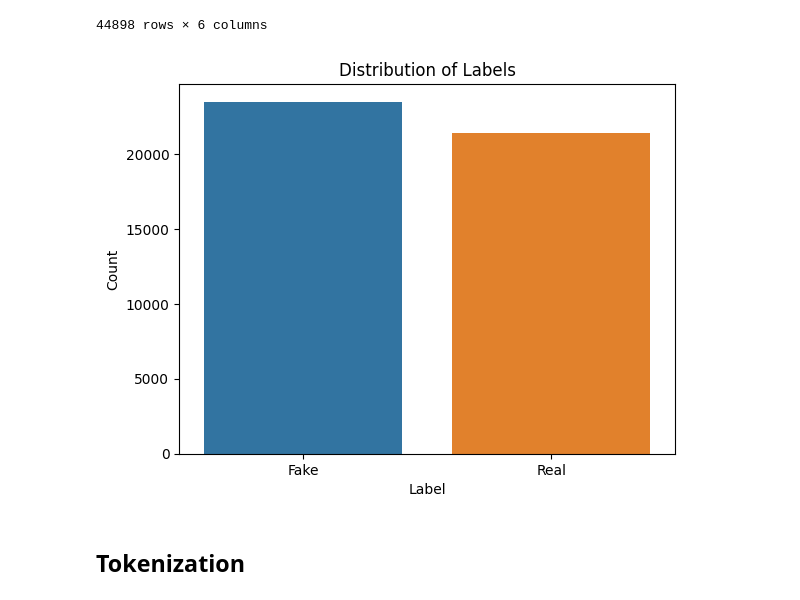
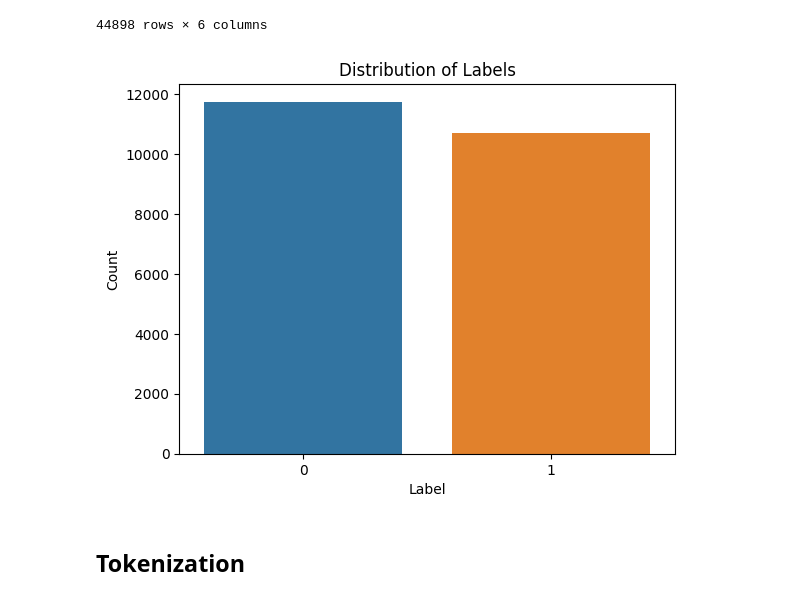
Before and after one commit to Rds1055/Machine-Learning-Labs, a Jupyter notebook: Lab7/lab7.ipynb, the cells around one changed output. Cells and saved outputs as stored; diff of their text form; code cells hidden in the pictures.

```diff
--- a/Lab7/lab7.ipynb
+++ b/Lab7/lab7.ipynb
@@ -58,16 +58,26 @@ df
 # %%
 X_text = np.array(df["text"])
 y = np.array(df["real_news"])
+
+X_half, _, y_half, _ = train_test_split(
+    X_text, y, test_size=0.5,
+    stratify=y, random_state=7324
+)
 # %%
-sns.countplot(df, x = "label")
+df_half = pd.DataFrame({
+    "x": X_half,
+    "y": y_half
+})
+
+sns.countplot(df_half, x = "y")
 
 plt.title("Distribution of Labels")
 plt.xlabel("Label")
 plt.ylabel("Count")
 
 plt.show()
 # %% [output]
-[figure, old version]
+[figure, new version]
 # %% [markdown]
 ## Tokenization
 # %%
```
Also changed, not shown: parts of 51 cells of this notebook, 8 other files.
